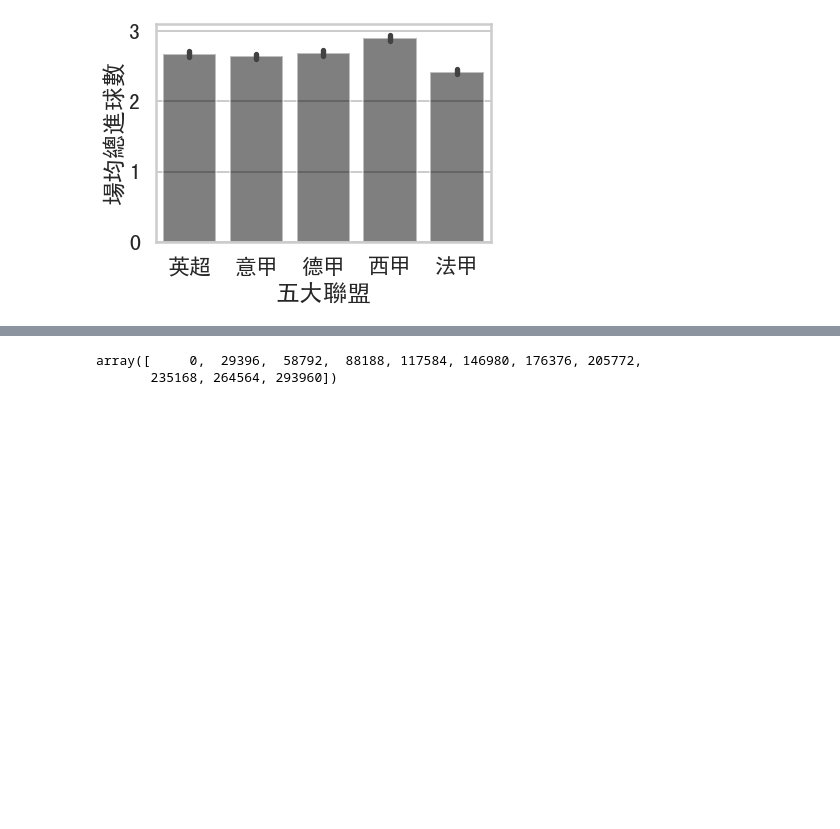
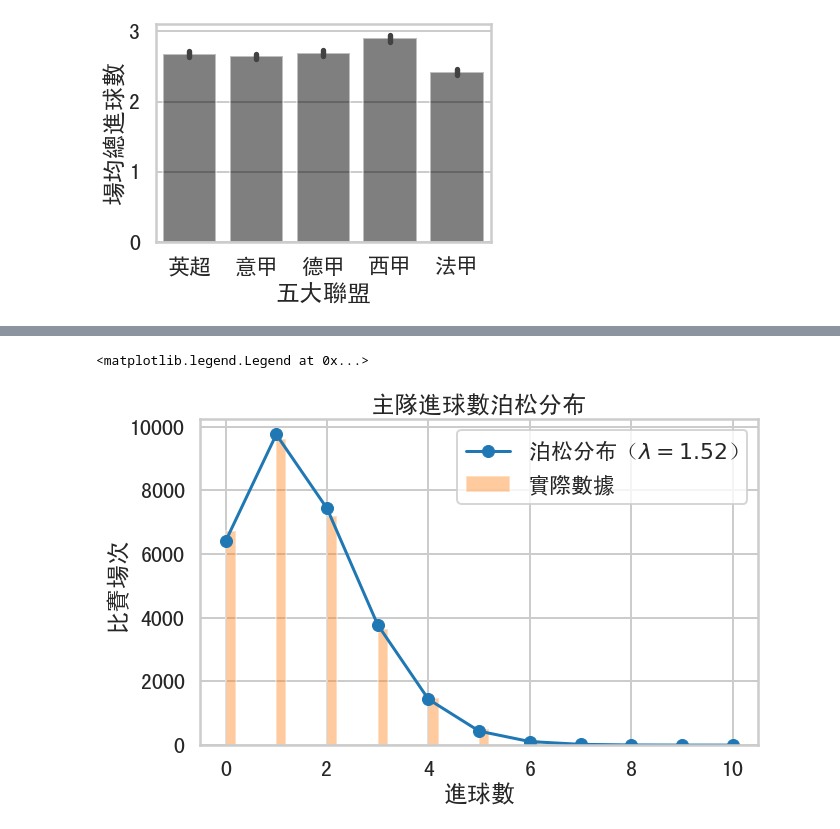
Before and after one commit to silly-yang/FootballScorePred, a Jupyter notebook: PoissonDistribution.ipynb, the cells around one changed output, grey strips where cells are left out. Drawn from its saved outputs; the diff is of its cells as text; code cells hidden in the pictures; blank space fills up the shorter version.

```diff
--- a/PoissonDistribution.ipynb
+++ b/PoissonDistribution.ipynb
@@ -63,10 +76,16 @@ Text(0.5, 0, '五大聯盟')
 # %%
 # 主隊進球平均
 lambdaHome = df['home_score'].mean()
 # 主隊最大進球數
 homeMax = df['home_score'].max()
 
-np.arange(homeMax + 1)*df.shape[0]
+plt.figure(figsize=(10,6))
+plt.plot(np.arange(homeMax + 1), poisson.pmf(np.arange(homeMax + 1), lambdaHome)*df.shape[0], '-o', label="泊松分布（$\lambda={:.2f}$）".format(lambdaHome))
+sns.distplot(df['home_score'], kde=False, label='實際數據')
+plt.xlabel('進球數')
+plt.ylabel('比賽場次')
+plt.title('主隊進球數泊松分布')
+plt.legend()
 # %% [output]
-array([     0,  29396,  58792,  88188, 117584, 146980, 176376, 205772,
-       235168, 264564, 293960])
+<matplotlib.legend.Legend at 0x...>
+[figure, added]
```
Also changed, not shown: parts of 10 cells of this notebook.
